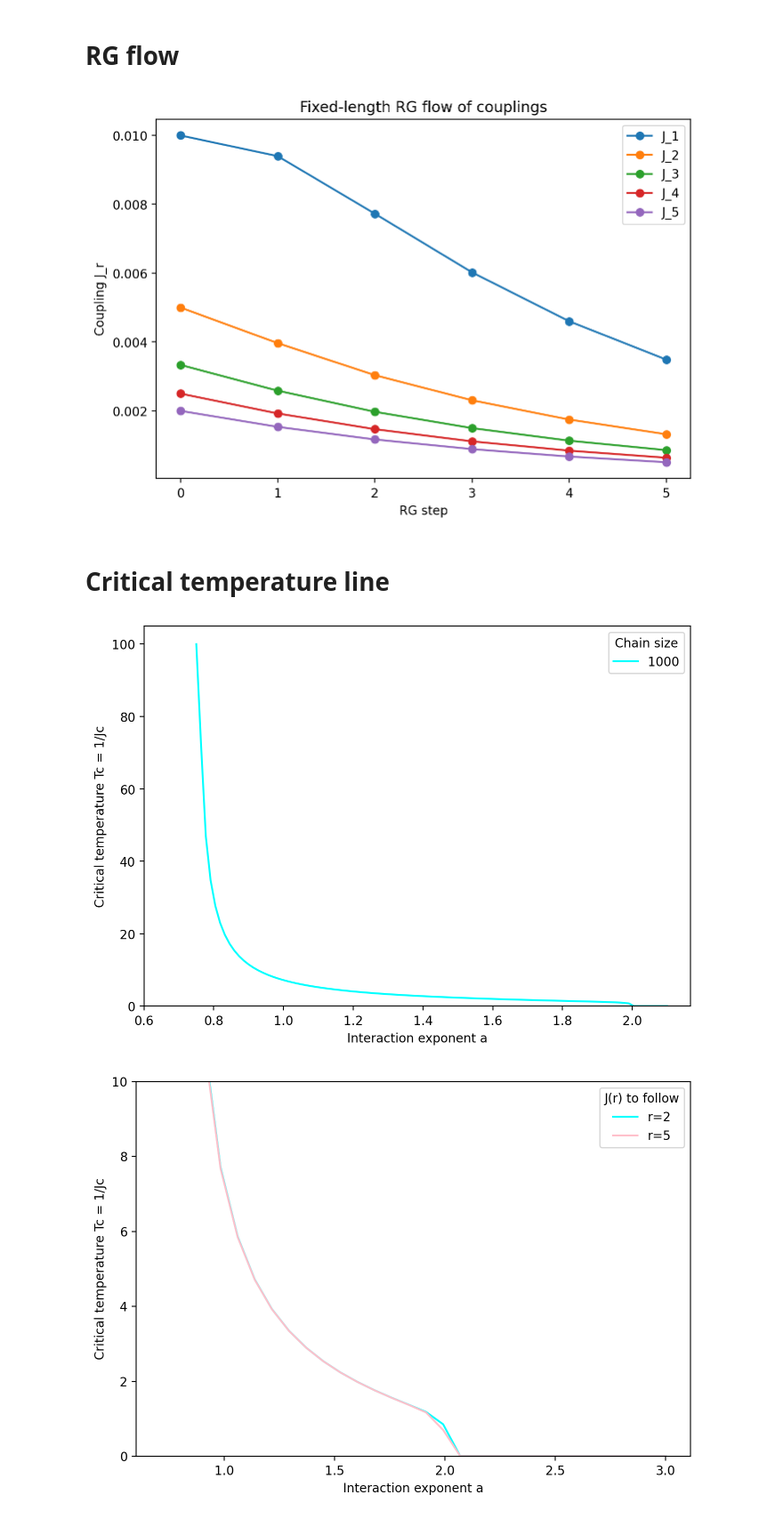
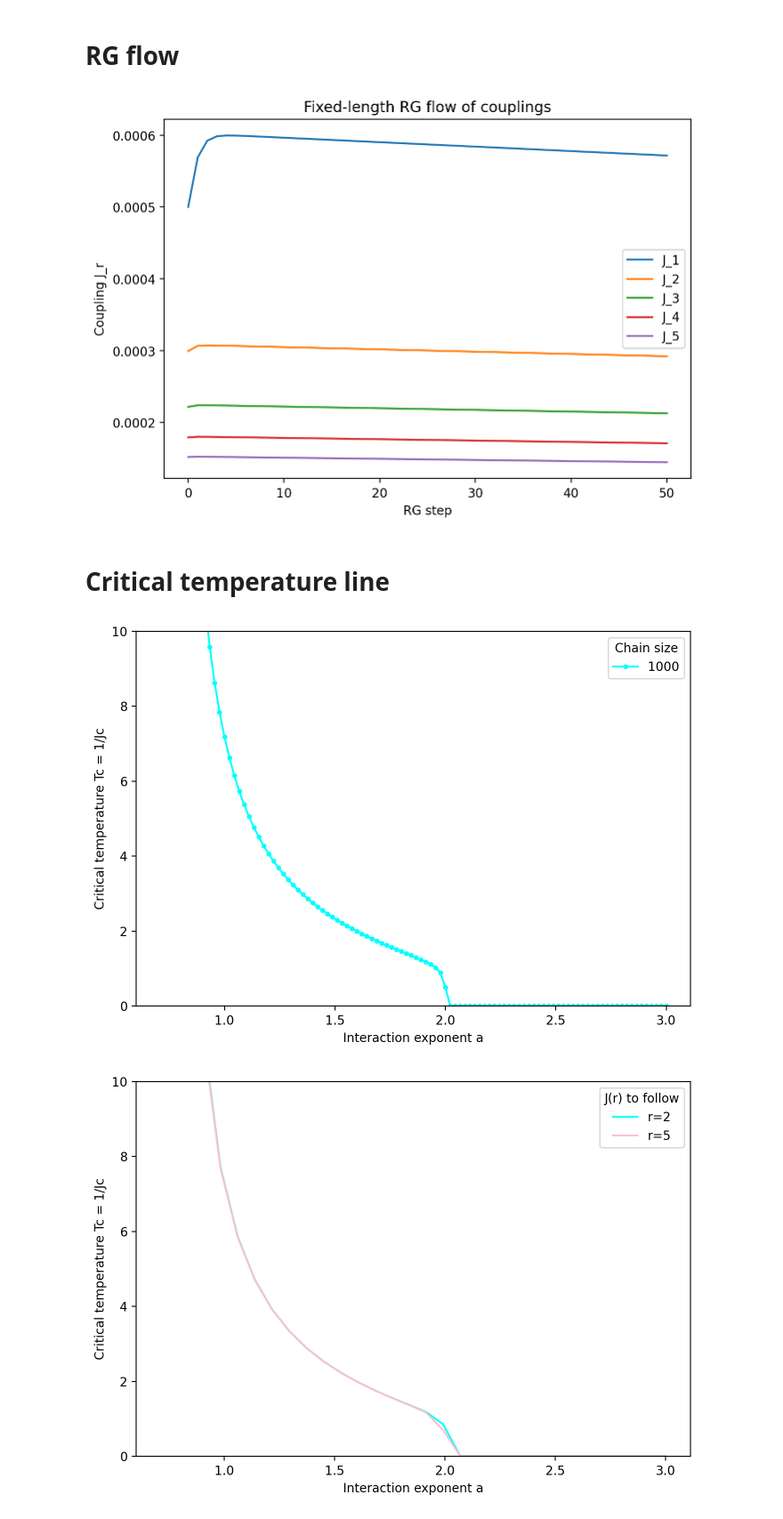
Before and after one commit to erbilcanartun/long-range-ising-chain, a Jupyter notebook: notebooks/fixed_chain_size.ipynb, the cells around one changed output. Shown at 89% size. Saved outputs shown, nothing was run; the diff lists cells and outputs as text; code cells hidden in the pictures.

```diff
--- a/notebooks/fixed_chain_size.ipynb
+++ b/notebooks/fixed_chain_size.ipynb
@@ -109,7 +109,7 @@ def plot_rg_flow(flow, distances_to_plot=None):
     for r in distances_to_plot:
         if 1 <= r <= D:
             vals = np.array([J[r] for J in flow])
-            plt.plot(steps, vals, marker='o', label=f"J_{r}")
+            plt.plot(steps, vals, marker='', label=f"J_{r}")
 
     plt.xlabel("RG step")
     plt.ylabel("Coupling J_r")
@@ -128,34 +128,34 @@ def compute_Jc_over_a(a_values, max_distance, r_follow):
 # %% [markdown]
 # RG flow
 # %%
-a = 1.
-D = 2000
-n_steps = 5
+a = .74
+D = 20000
+n_steps = 50
 
-J0 = .01
+J0 = 1/2000
 
 flow = generate_rg_flow(J0, a, D, n_steps)
 plot_rg_flow(flow, distances_to_plot=[1, 2, 3, 4, 5])
 # %% [output]
-[figure, old version]
+[figure, new version]
 # %% [markdown]
 # Critical temperature line
 # %%
 # Range of exponents
-a_values = np.linspace(0.75, 2.1, 100)
+a_values = np.linspace(0.8, 3, 100)
 r = 5
 
 plt.figure(figsize=(7, 5))
-plt.plot(a_values, 1/compute_Jc_over_a(a_values, 1000, r), marker='', c='cyan', label='1000')
+plt.plot(a_values, 1/compute_Jc_over_a(a_values, 1000, r), marker='.', c='cyan', label='1000')
 plt.xlabel("Interaction exponent a")
 plt.ylabel("Critical temperature Tc = 1/Jc")
 plt.legend(title='Chain size')
 plt.xlim(0.6, None)
-plt.ylim(0, None)
+plt.ylim(0, 10)
 plt.tight_layout()
 plt.show()
 # %% [output]
-[figure, old version]
+[figure, new version]
 # %%
 # Range of exponents
 a_values = np.linspace(0.75, 3.0, 30)
```
Also changed, not shown: 2 other files.
